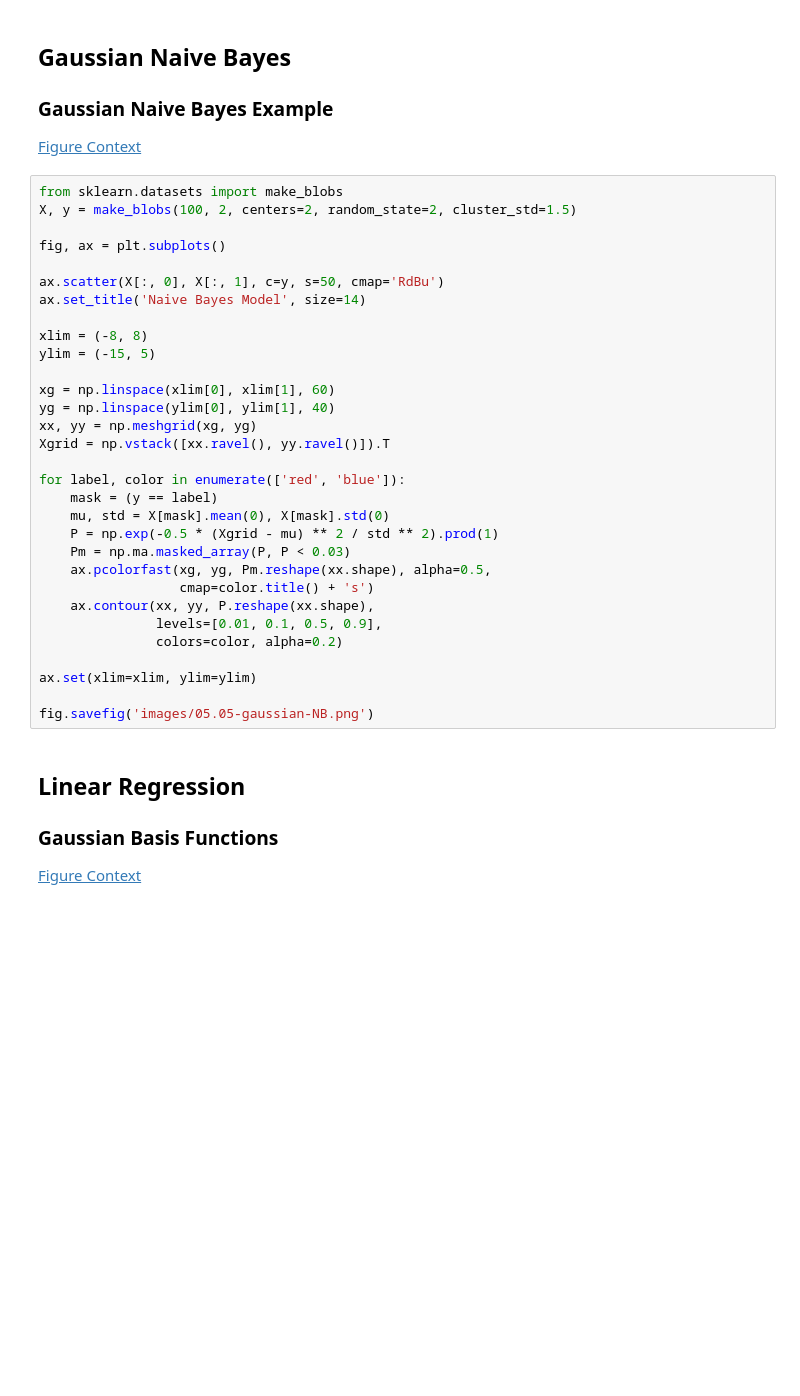
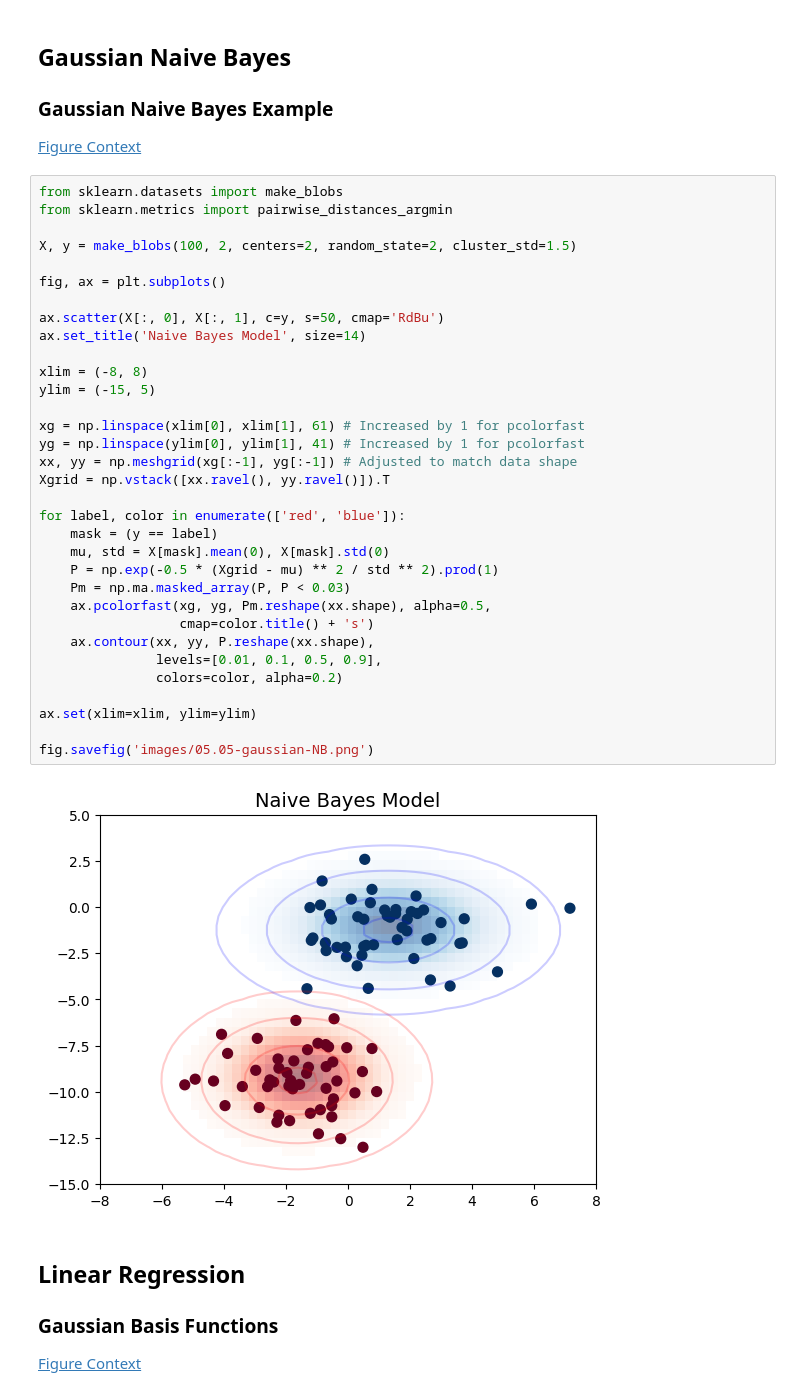
Before and after one commit to ashiqur200124-ui/data-sci, a Jupyter notebook: notebooks/06.00-Figure-Code.ipynb, the cells around one changed output. Drawn from its saved outputs; the diff is of its cells as text; blank space fills up the shorter version.

```diff
--- a/notebooks/06.00-Figure-Code.ipynb
+++ b/notebooks/06.00-Figure-Code.ipynb
@@ -818,35 +852,39 @@ fig.savefig('images/05.03-learning-curve.png')
 [Figure Context](05.05-Naive-Bayes.ipynb#Gaussian-Naive-Bayes)
 # %%
 from sklearn.datasets import make_blobs
+from sklearn.metrics import pairwise_distances_argmin
+
 X, y = make_blobs(100, 2, centers=2, random_state=2, cluster_std=1.5)
 
 fig, ax = plt.subplots()
 
 ax.scatter(X[:, 0], X[:, 1], c=y, s=50, cmap='RdBu')
 ax.set_title('Naive Bayes Model', size=14)
 
 xlim = (-8, 8)
 ylim = (-15, 5)
 
-xg = np.linspace(xlim[0], xlim[1], 60)
-yg = np.linspace(ylim[0], ylim[1], 40)
-xx, yy = np.meshgrid(xg, yg)
+xg = np.linspace(xlim[0], xlim[1], 61) # Increased by 1 for pcolorfast
+yg = np.linspace(ylim[0], ylim[1], 41) # Increased by 1 for pcolorfast
+xx, yy = np.meshgrid(xg[:-1], yg[:-1]) # Adjusted to match data shape
 Xgrid = np.vstack([xx.ravel(), yy.ravel()]).T
 
 for label, color in enumerate(['red', 'blue']):
     mask = (y == label)
     mu, std = X[mask].mean(0), X[mask].std(0)
     P = np.exp(-0.5 * (Xgrid - mu) ** 2 / std ** 2).prod(1)
     Pm = np.ma.masked_array(P, P < 0.03)
     ax.pcolorfast(xg, yg, Pm.reshape(xx.shape), alpha=0.5,
                   cmap=color.title() + 's')
     ax.contour(xx, yy, P.reshape(xx.shape),
                levels=[0.01, 0.1, 0.5, 0.9],
                colors=color, alpha=0.2)
 
 ax.set(xlim=xlim, ylim=ylim)
 
 fig.savefig('images/05.05-gaussian-NB.png')
+# %% [output]
+[figure, added]
 # %% [markdown]
 ## Linear Regression
 
```
Also changed, not shown: parts of 33 cells of this notebook.
